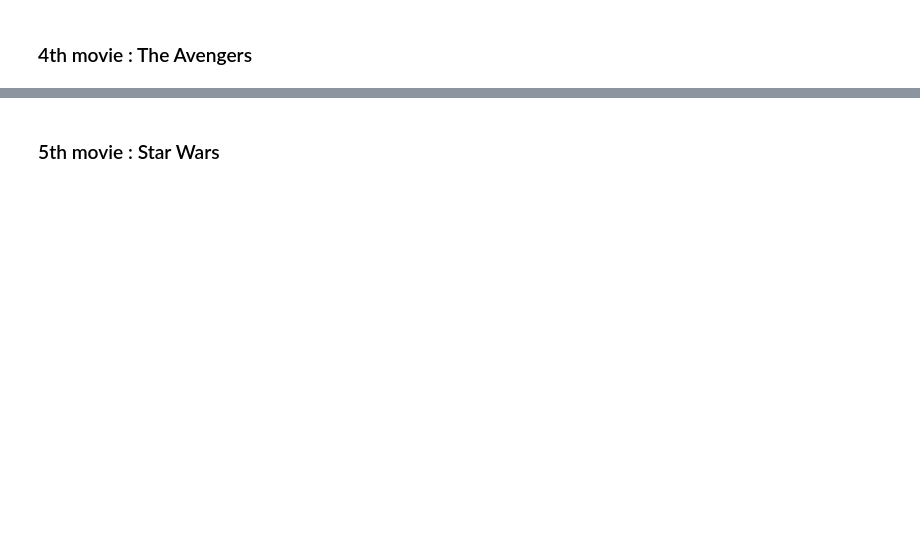
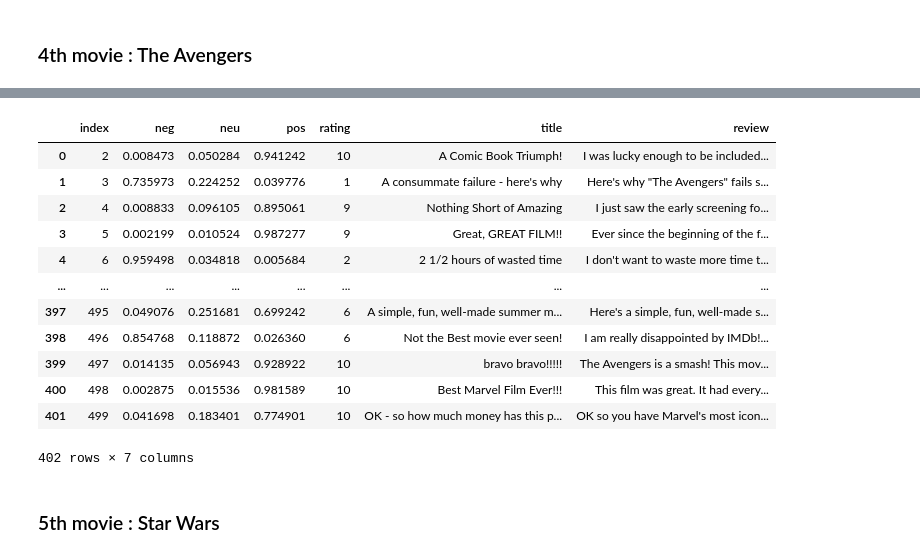
Before and after one commit to somranimehdi/Data_Science_Projects, a Jupyter notebook: Web scrapping and sentiment analysis/veille.ipynb, the cells around one changed output, grey strips where cells are left out. Drawn from its saved outputs; the diff is of its cells as text; code cells hidden in the pictures; blank space fills up the shorter version.

```diff
--- a/Web scrapping and sentiment analysis/veille.ipynb
+++ b/Web scrapping and sentiment analysis/veille.ipynb
@@ -365,3 +454,20 @@ plt.show()
+# %%
+#Printing the dataframe
+Avengers
+# %% [output]
+|  | index | neg | neu | pos | rating | title | review |
+| 0 | 2 | 0.008473 | 0.050284 | 0.941242 | 10 | A Comic Book Triumph! | I was lucky enough to be included... |
+| 1 | 3 | 0.735973 | 0.224252 | 0.039776 | 1 | A consummate failure - here's why | Here's why "The Avengers" fails s... |
+| 2 | 4 | 0.008833 | 0.096105 | 0.895061 | 9 | Nothing Short of Amazing | I just saw the early screening fo... |
+| 3 | 5 | 0.002199 | 0.010524 | 0.987277 | 9 | Great, GREAT FILM!! | Ever since the beginning of the f... |
+| 4 | 6 | 0.959498 | 0.034818 | 0.005684 | 2 | 2 1/2 hours of wasted time | I don't want to waste more time t... |
+| ... | ... | ... | ... | ... | ... | ... | ... |
+| 397 | 495 | 0.049076 | 0.251681 | 0.699242 | 6 | A simple, fun, well-made summer m... | Here's a simple, fun, well-made s... |
+| 398 | 496 | 0.854768 | 0.118872 | 0.026360 | 6 | Not the Best movie ever seen! | I am really disappointed by IMDb!... |
+| 399 | 497 | 0.014135 | 0.056943 | 0.928922 | 10 | bravo bravo!!!!! | The Avengers is a smash! This mov... |
+| 400 | 498 | 0.002875 | 0.015536 | 0.981589 | 10 | Best Marvel Film Ever!!! | This film was great. It had every... |
+| 401 | 499 | 0.041698 | 0.183401 | 0.774901 | 10 | OK - so how much money has this p... | OK so you have Marvel's most icon... |
+402 rows × 7 columns
 # %% [markdown]
 ### 5th movie : Star Wars
 # %%
```
Also changed, not shown: parts of 15 cells of this notebook.
